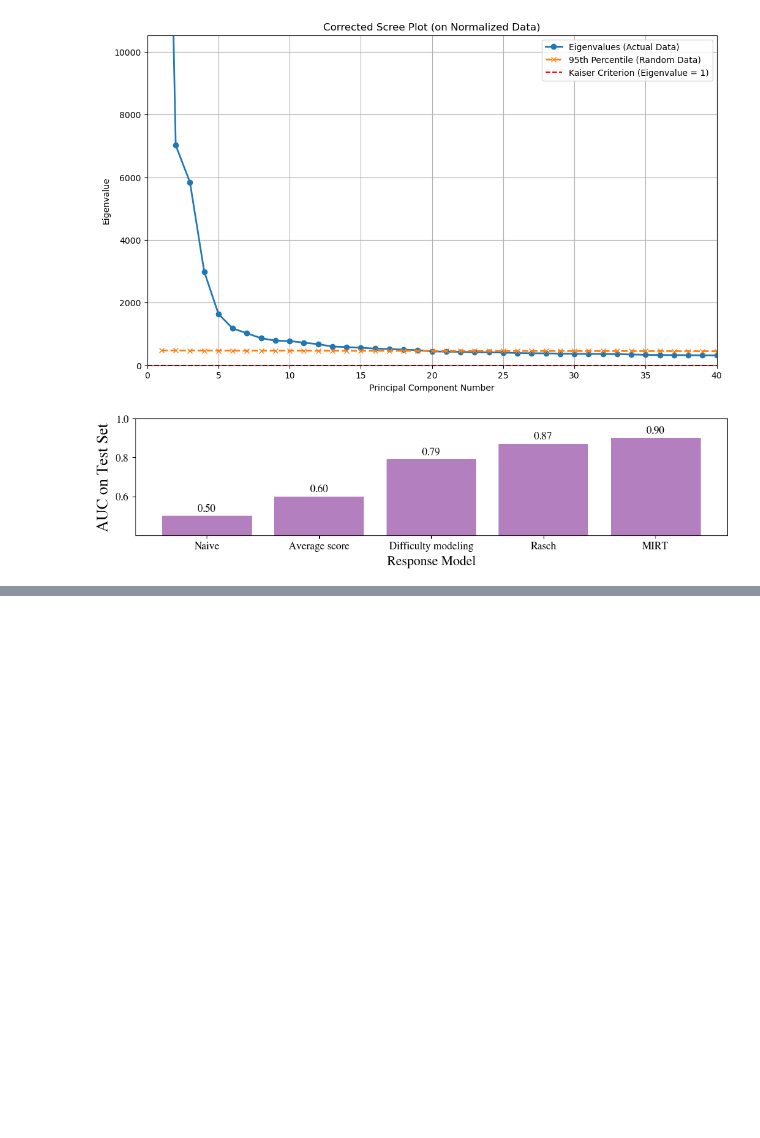
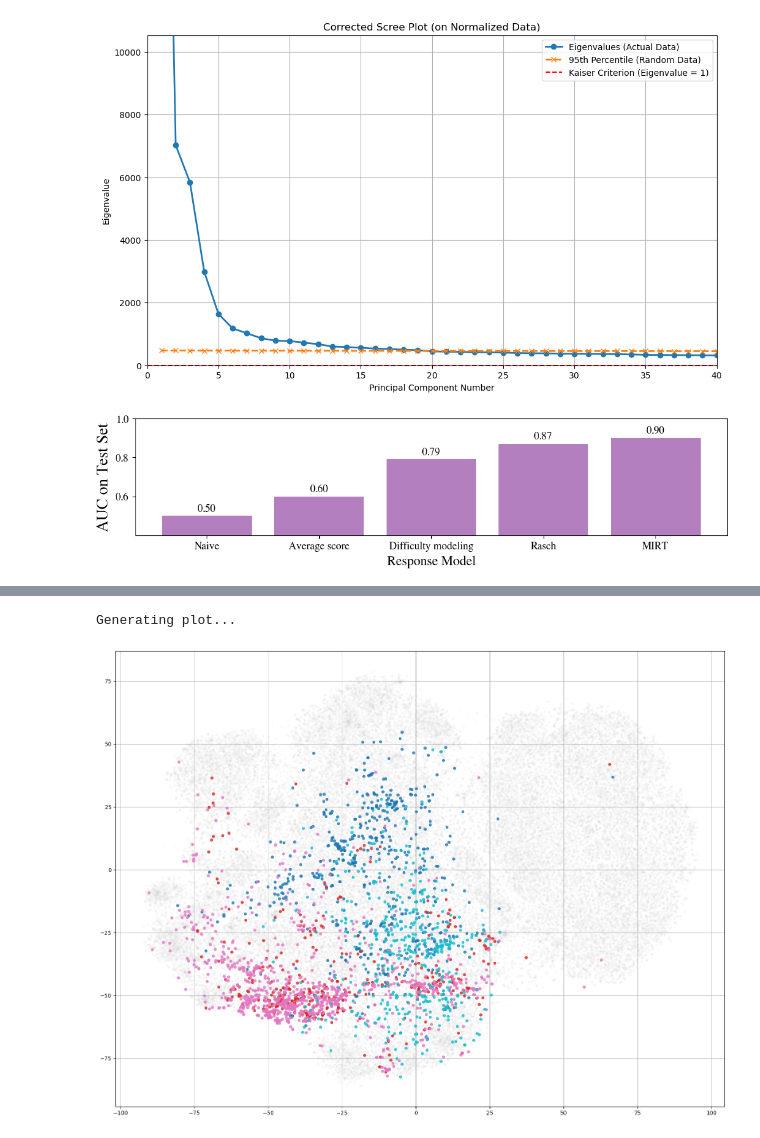
Before and after one commit to ronanhansel/reeval-multi, a Jupyter notebook: mirt-official/eda.ipynb, the cells around one changed output, grey strips where cells are left out. Saved outputs shown, nothing was run; the diff lists cells and outputs as text; code cells hidden in the pictures; blank space fills up the shorter version.

```diff
--- a/mirt-official/eda.ipynb
+++ b/mirt-official/eda.ipynb
@@ -745,0 +774,78 @@ plt.show()
+# %%
+import matplotlib.pyplot as plt
+import matplotlib.cm as cm
+import numpy as np
+import pandas as pd
+
+# Assuming scenarios_2d and other variables are loaded as in your original script
+scenario_2d = np.load("../result/scenario_2d.npy")
+scenario_factors = np.load("../result/scenario_factors.npy")
+
+# ===================================================================
+# == Step 4: Create an Interpretable Visualization
+# ===================================================================
+# To color the plot, we need to know which scenario each of the 78,712 columns belongs to.
+# Let's load the scenario names and the mapping you created in your notebook.
+
+# Load the list of unique scenario names
+balanced_resmat = pd.read_pickle("../data/resmat.pkl").columns.to_frame()
+unique_scenarios = balanced_resmat['scenario'].unique().tolist()
+
+# Get the scenario label for each of the 78,712 columns
+scenario_labels = balanced_resmat['scenario'].values
+
+# --- MODIFICATION START ---
+
+# Define the specific labels you want to color
+labels_to_color = ['legal_support', 'math', 'gsm', 'lsat_qa']
+default_color = 'lightgrey' # Color for all other points
+
+# Create a color map only for the specified labels
+colors = cm.get_cmap('tab10', len(labels_to_color)) # Using 'tab10' for distinct colors
+color_map = {label: colors(i) for i, label in enumerate(labels_to_color)}
+
+print("\nGenerating plot...")
+plt.figure(figsize=(16, 12))
+
+# Plot non-colored points first (lower z-order)
+non_colored_mask = ~np.isin(scenario_labels, labels_to_color)
+if np.any(non_colored_mask):
+    plt.scatter(scenario_2d[non_colored_mask, 0], scenario_2d[non_colored_mask, 1],
+                c=default_color, alpha=0.05, s=10, zorder=1)
+
+# Plot colored points second (higher z-order)
+for label in labels_to_color:
+    colored_mask = scenario_labels == label
+    if np.any(colored_mask):
+        plt.scatter(scenario_2d[colored_mask, 0], scenario_2d[colored_mask, 1],
+                    c=color_map[label], alpha=0.8, s=20, zorder=2, label=label)
+
+# Create legend handles for all unique scenarios
+all_unique_labels = np.unique(scenario_labels)
+handles = []
+
+# Add handles for colored scenarios first
+for scen in labels_to_color:
+    if scen in all_unique_labels:
+        handles.append(plt.Line2D([0], [0], marker='o', color='w', label=scen,
+                                markerfacecolor=color_map[scen], markersize=10))
+
+# Add handles for non-colored scenarios
+for scen in all_unique_labels:
+    if scen not in labels_to_color:
+        handles.append(plt.Line2D([0], [0], marker='o', color='w', label=scen,
+                                markerfacecolor=default_color, markersize=8))
+
+# plt.legend(handles=handles, title='Scenarios', bbox_to_anchor=(1.05, 1), loc='upper left',
+#            fontsize=8, title_fontsize=10)
+
+# --- MODIFICATION END ---
+
+# plt.title('t-SNE Visualization of Test Scenarios')
+# plt.xlabel('t-SNE Dimension 1')
+# plt.ylabel('t-SNE Dimension 2')
+plt.savefig(f"../result/factor-scenario-tsne-highlighted.pdf", bbox_inches='tight')
+plt.grid(True)
+plt.tight_layout()
+plt.show()
+# %% [output]
@@ -745,0 +856,2 @@ plt.show()
+Generating plot...
+[figure, added]
```
Also changed, not shown: parts of 10 cells of this notebook, 10 other files.
